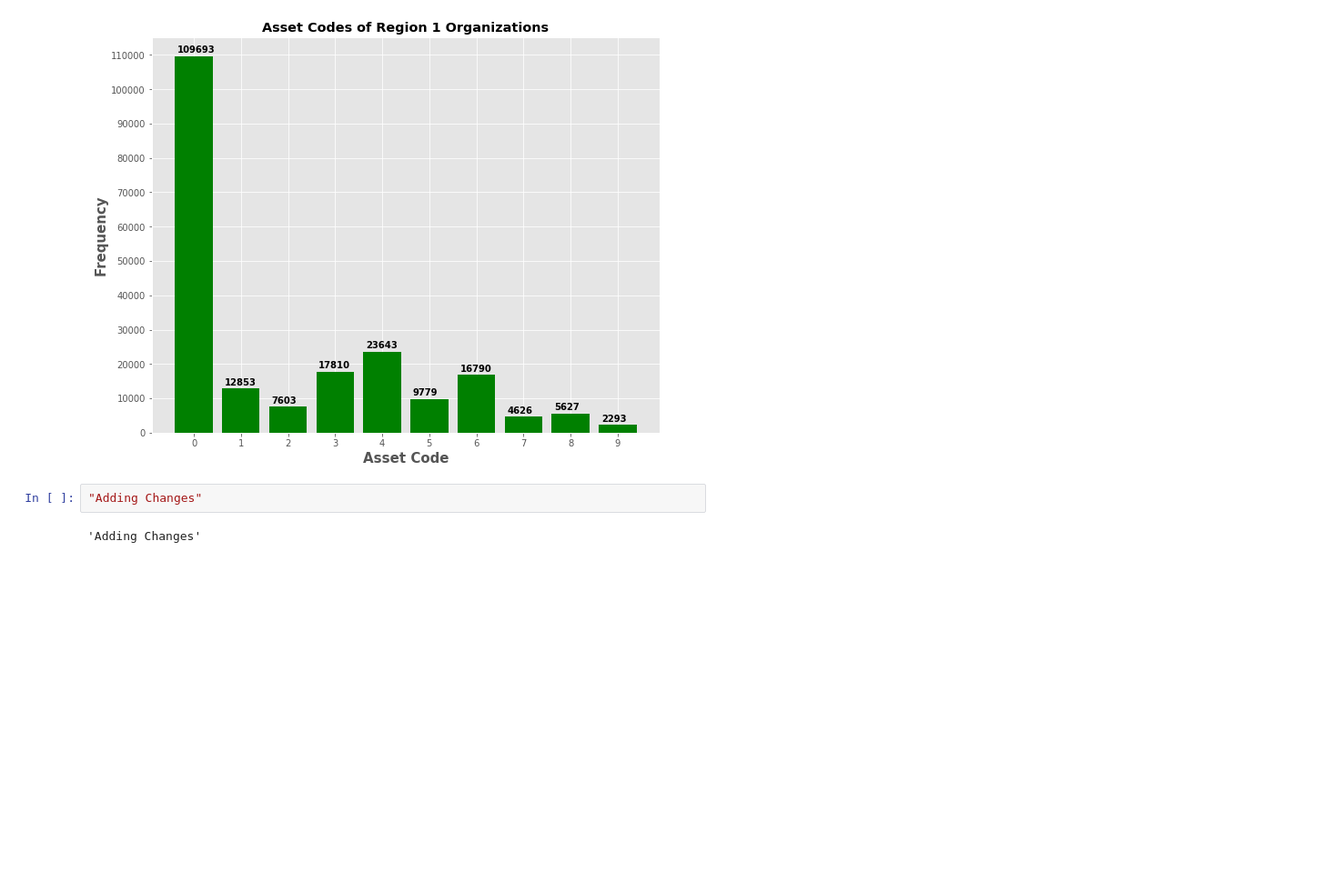
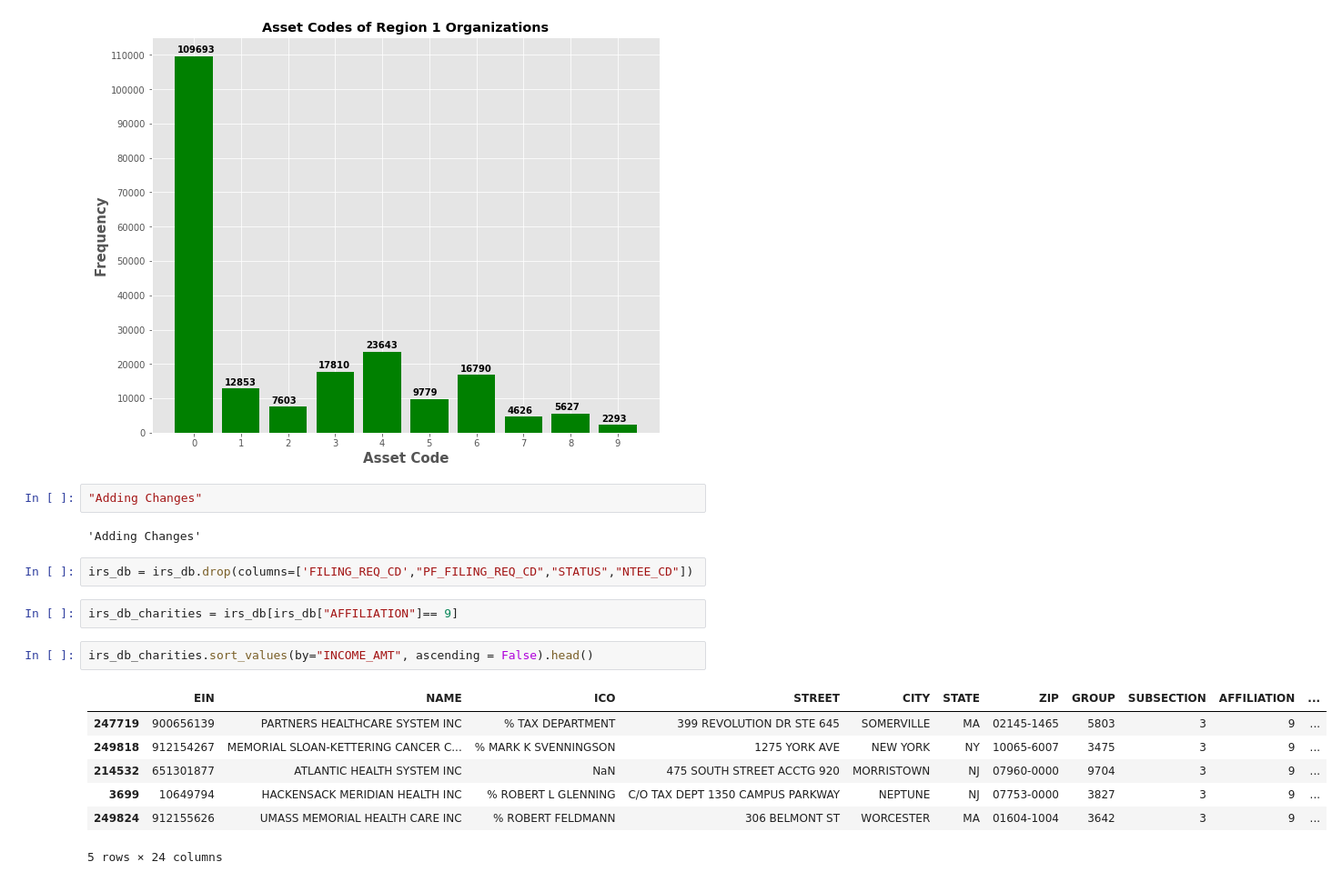
Before and after one commit to jackvessa/Capstone1_Givz_EDA, a Jupyter notebook: IRS_EDA_Region1.ipynb, the cells around one changed output. Shown at 91% size. Cells and saved outputs as stored; diff of their text form; blank space fills up the shorter version.

```diff
--- a/IRS_EDA_Region1.ipynb
+++ b/IRS_EDA_Region1.ipynb
@@ -109,3 +109,17 @@ for i, v in enumerate(freq):
 "Adding Changes"
 # %% [output]
 'Adding Changes'
+# %%
+irs_db = irs_db.drop(columns=['FILING_REQ_CD',"PF_FILING_REQ_CD","STATUS","NTEE_CD"])
+# %%
+irs_db_charities = irs_db[irs_db["AFFILIATION"]== 9]
+# %%
+irs_db_charities.sort_values(by="INCOME_AMT", ascending = False).head()
+# %% [output]
+|  | EIN | NAME | ICO | STREET | CITY | STATE | ZIP | GROUP | SUBSECTION | AFFILIATION | ... |
+| 247719 | 900656139 | PARTNERS HEALTHCARE SYSTEM INC | % TAX DEPARTMENT | 399 REVOLUTION DR STE 645 | SOMERVILLE | MA | 02145-1465 | 5803 | 3 | 9 | ... |
+| 249818 | 912154267 | MEMORIAL SLOAN-KETTERING CANCER C... | % MARK K SVENNINGSON | 1275 YORK AVE | NEW YORK | NY | 10065-6007 | 3475 | 3 | 9 | ... |
+| 214532 | 651301877 | ATLANTIC HEALTH SYSTEM INC | NaN | 475 SOUTH STREET ACCTG 920 | MORRISTOWN | NJ | 07960-0000 | 9704 | 3 | 9 | ... |
+| 3699 | 10649794 | HACKENSACK MERIDIAN HEALTH INC | % ROBERT L GLENNING | C/O TAX DEPT 1350 CAMPUS PARKWAY | NEPTUNE | NJ | 07753-0000 | 3827 | 3 | 9 | ... |
+| 249824 | 912155626 | UMASS MEMORIAL HEALTH CARE INC | % ROBERT FELDMANN | 306 BELMONT ST | WORCESTER | MA | 01604-1004 | 3642 | 3 | 9 | ... |
+5 rows × 24 columns
```
Also changed, not shown: parts of 4 cells of this notebook.
